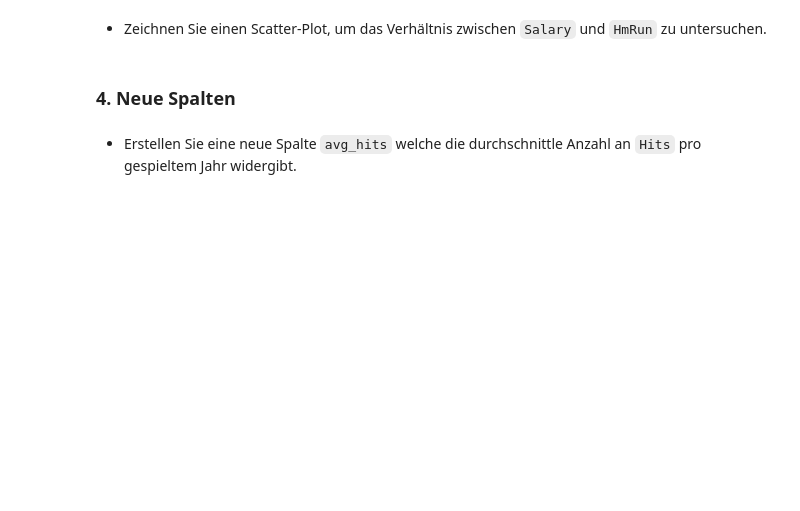
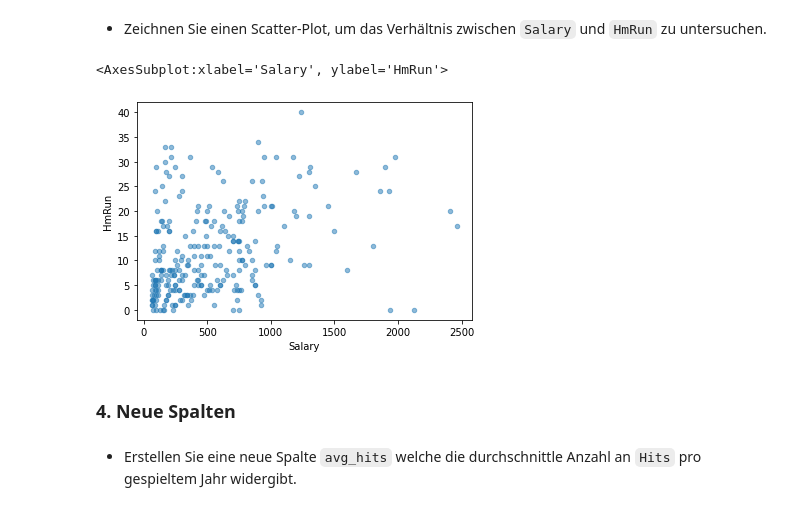
Before and after one commit to daniel-vera-g/ml-kurs, a Jupyter notebook: 0_PandasIntro.ipynb, the cells around one changed output. Saved outputs shown, nothing was run; the diff lists cells and outputs as text; code cells hidden in the pictures; blank space fills up the shorter version.

```diff
--- a/0_PandasIntro.ipynb
+++ b/0_PandasIntro.ipynb
@@ -31,5 +150,10 @@ In diesem Notebook wollen wir uns die Grundlagen Pandas und Jupyter anhang von A
 # %% [markdown]
 - Zeichnen Sie einen Scatter-Plot, um das Verhältnis zwischen `Salary` und `HmRun` zu untersuchen.
+# %%
+data_frame.plot.scatter(x='Salary', y='HmRun',alpha=0.5)
+# %% [output]
+<AxesSubplot:xlabel='Salary', ylabel='HmRun'>
+[figure, added]
 # %% [markdown]
 ### 4. Neue Spalten
 # %% [markdown]
```
Also changed, not shown: parts of 12 cells of this notebook.
